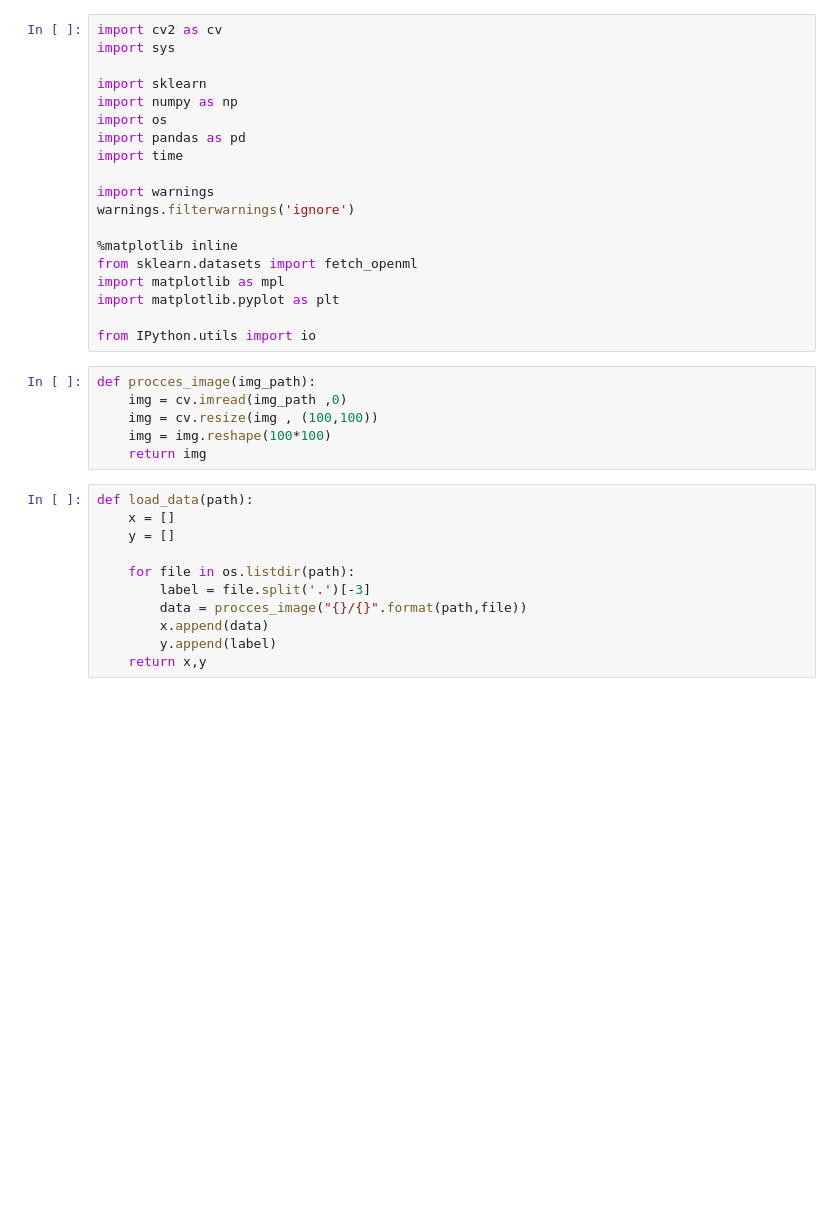
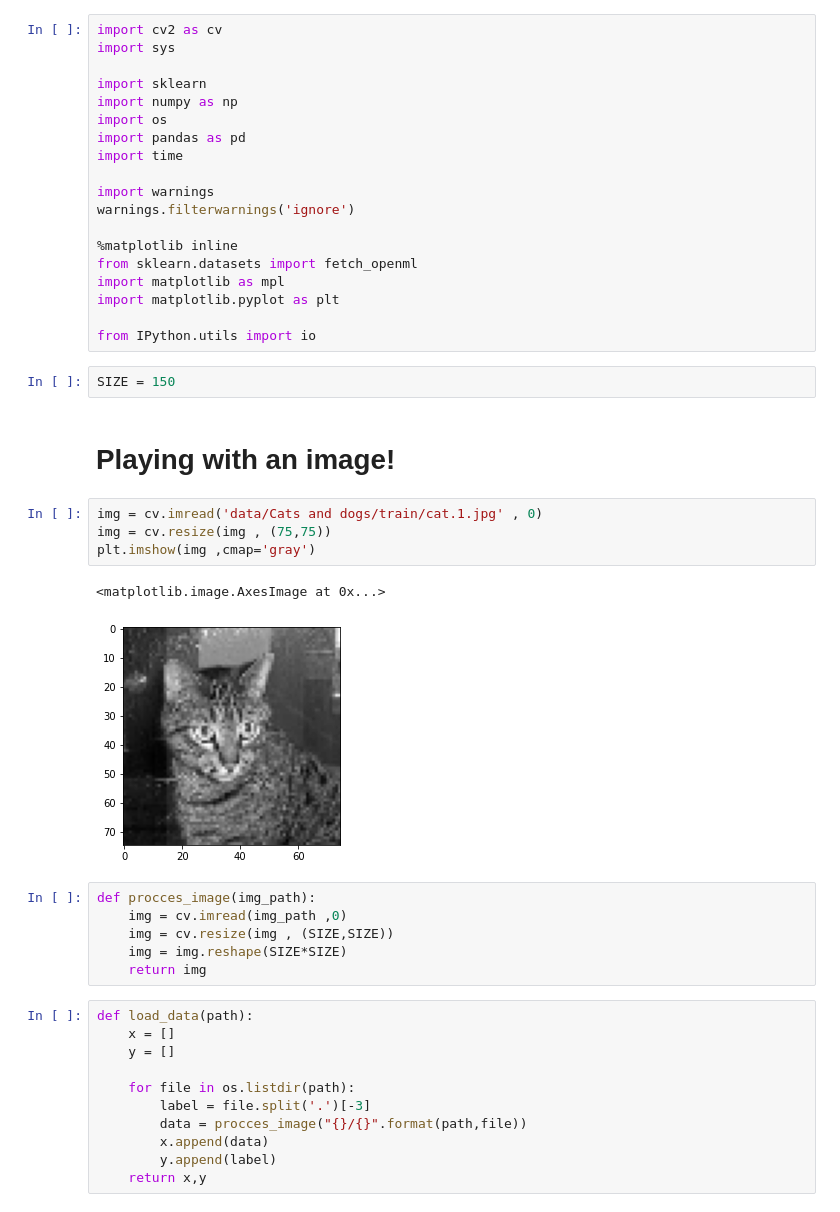
Before and after one commit to Daniel-Ros/DataSiceneIIFinalWork, a Jupyter notebook: catsvsdogs.ipynb, the cells around one changed output. Drawn from its saved outputs; the diff is of its cells as text; blank space fills up the shorter version.

Commit message:
update on the loadihng and playing with the image

```diff
--- a/catsvsdogs.ipynb
+++ b/catsvsdogs.ipynb
@@ -17,11 +17,22 @@ import matplotlib as mpl
 import matplotlib.pyplot as plt
 
 from IPython.utils import io
+# %%
+SIZE = 150
+# %% [markdown]
+# Playing with an image!
+# %%
+img = cv.imread('data/Cats and dogs/train/cat.1.jpg' , 0)
+img = cv.resize(img , (75,75))
+plt.imshow(img ,cmap='gray')
+# %% [output]
+<matplotlib.image.AxesImage at 0x...>
+[figure, added]
 # %%
 def procces_image(img_path):
     img = cv.imread(img_path ,0)
-    img = cv.resize(img , (100,100))
-    img = img.reshape(100*100)
+    img = cv.resize(img , (SIZE,SIZE))
+    img = img.reshape(SIZE*SIZE)
     return img
 # %%
 def load_data(path):
```
Also changed, not shown: parts of 6 cells of this notebook.
